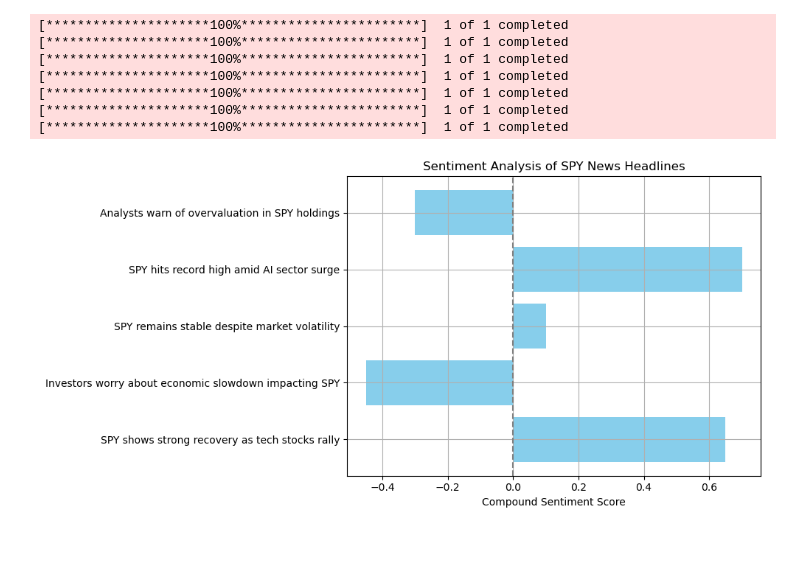
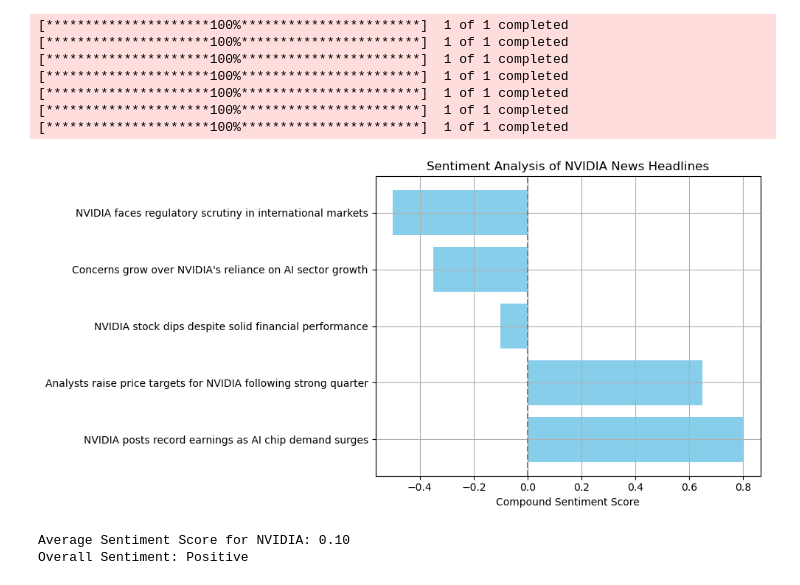
Before and after one commit to rsm-dvschenone/MGTA_415_ROBO_Adviser, a Jupyter notebook: quant test.ipynb, the cells around one changed output. Cells and saved outputs as stored; diff of their text form; code cells hidden in the pictures; blank space fills up the shorter version.

```diff
--- a/quant test.ipynb
+++ b/quant test.ipynb
@@ -186,36 +186,47 @@ results_df = pd.DataFrame(results)
 [*********************100%***********************]  1 of 1 completed
 # %%
 results_df.to_csv("multi_asset_strategy_results.csv", index=False)
-# %%
-import pandas as pd
-import matplotlib.pyplot as plt
-
-# Simulated headlines
-headlines = [
-    "SPY shows strong recovery as tech stocks rally",
-    "Investors worry about economic slowdown impacting SPY",
-    "SPY remains stable despite market volatility",
-    "SPY hits record high amid AI sector surge",
-    "Analysts warn of overvaluation in SPY holdings"
-]
-
-# Simulated sentiment scores (replace with VADER output in practice)
-compound_scores = [0.65, -0.45, 0.10, 0.70, -0.30]
-
-# Create DataFrame
-sentiment_df = pd.DataFrame({
-    'headline': headlines,
-    'compound_score': compound_scores
-})
-
-# Plot bar chart
-plt.figure(figsize=(10, 5))
-plt.barh(sentiment_df['headline'], sentiment_df['compound_score'], color='skyblue')
-plt.xlabel('Compound Sentiment Score')
-plt.title('Sentiment Analysis of SPY News Headlines')
-plt.axvline(0, color='gray', linestyle='--')  # Neutral line
-plt.grid(True)
-plt.tight_layout()
-plt.show()
-# %% [output]
-[figure, removed]
+# %%
+import pandas as pd
+import matplotlib.pyplot as plt
+
+# Simulated sentiment analysis results for NVIDIA headlines
+nvidia_headlines = [
+    "NVIDIA posts record earnings as AI chip demand surges",
+    "Analysts raise price targets for NVIDIA following strong quarter",
+    "NVIDIA stock dips despite solid financial performance",
+    "Concerns grow over NVIDIA's reliance on AI sector growth",
+    "NVIDIA faces regulatory scrutiny in international markets"
+]
+
+sentiment_scores = [0.80, 0.65, -0.10, -0.35, -0.50]
+
+# Create DataFrame
+df = pd.DataFrame({
+    'Headline': nvidia_headlines,
+    'Sentiment Score': sentiment_scores
+})
+
+# Generate the sentiment analysis bar chart
+plt.figure(figsize=(10, 5))
+plt.barh(df['Headline'], df['Sentiment Score'], color='skyblue')
+plt.xlabel('Compound Sentiment Score')
+plt.title('Sentiment Analysis of NVIDIA News Headlines')
+plt.axvline(0, color='gray', linestyle='--')
+plt.grid(True)
+plt.tight_layout()
+plt.show()
+
+# Print overall average sentiment
+avg_score = df['Sentiment Score'].mean()
+print(f"\nAverage Sentiment Score for NVIDIA: {avg_score:.2f}")
+if avg_score > 0.05:
+    print("Overall Sentiment: Positive")
+elif avg_score < -0.05:
+    print("Overall Sentiment: Negative")
+else:
+    print("Overall Sentiment: Neutral")
+# %% [output]
+[figure, added]
+Average Sentiment Score for NVIDIA: 0.10
+Overall Sentiment: Positive
```
